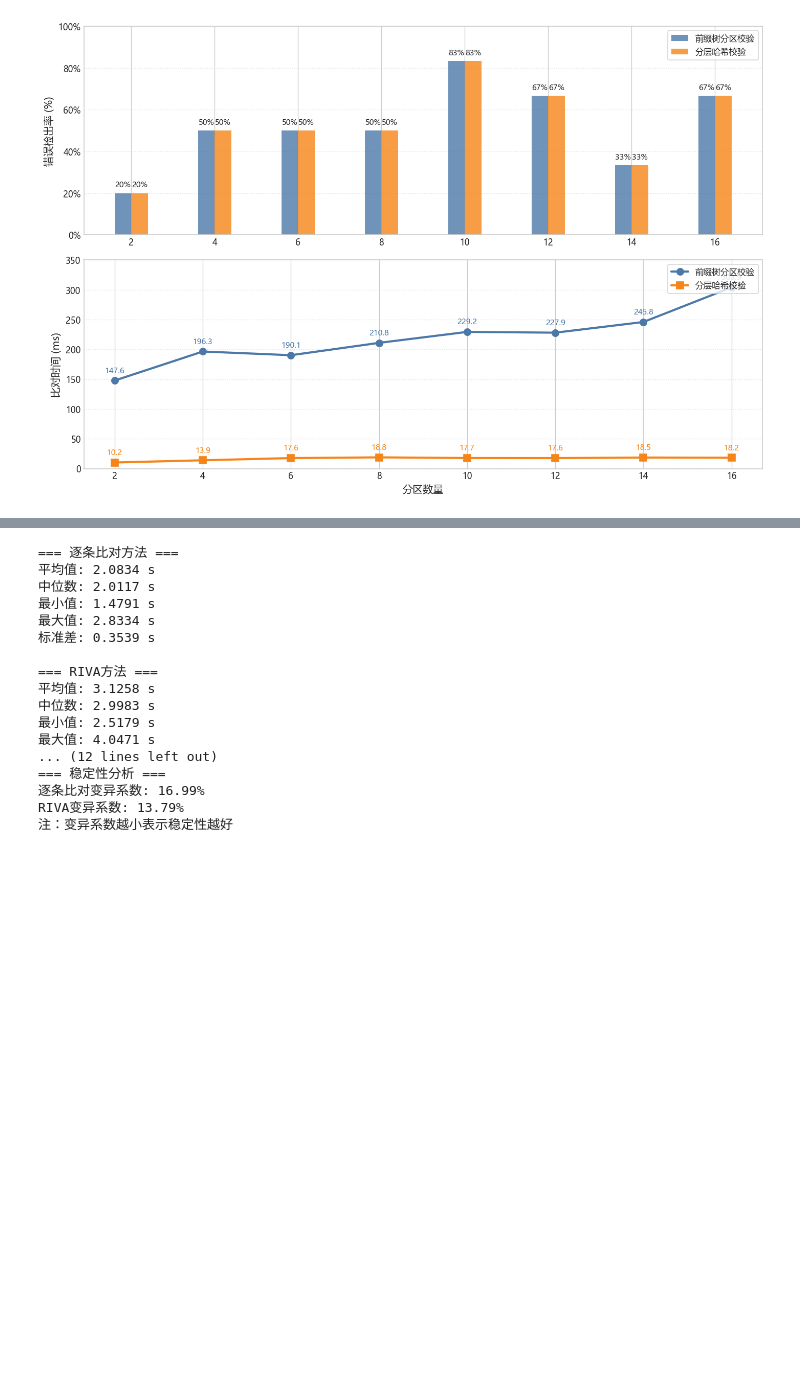
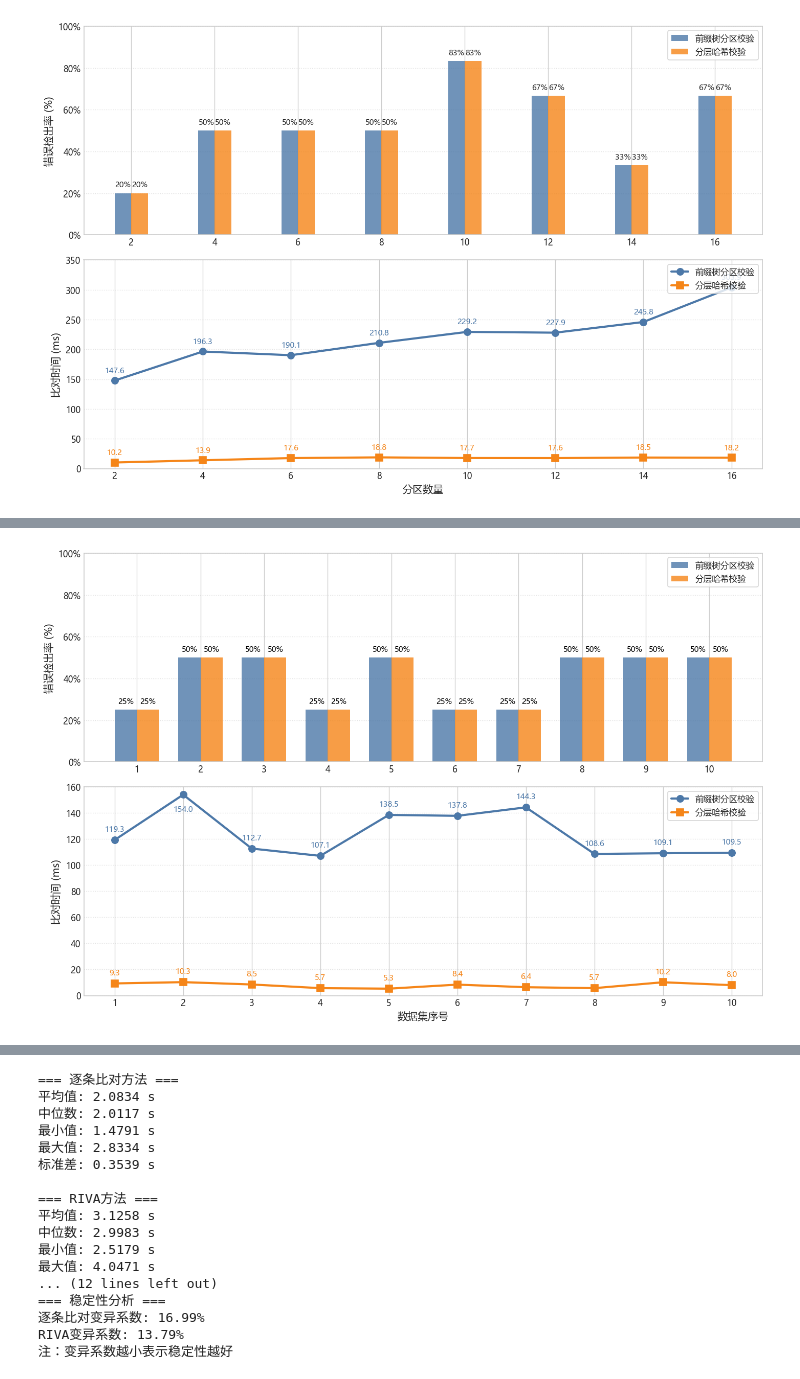
Before and after one commit to Orange313/AriaDB-for-SDCs, a Jupyter notebook: error_detection/draw.ipynb, the cells around one changed output, grey strips where cells are left out. Drawn from its saved outputs; the diff is of its cells as text; code cells hidden in the pictures; blank space fills up the shorter version.

```diff
--- a/error_detection/draw.ipynb
+++ b/error_detection/draw.ipynb
@@ -247,3 +382,92 @@ plt.show()
+# %%
+# 本文两种增量快照方法比较。去掉了总检测时间
+import numpy as np
+import matplotlib.pyplot as plt
+from matplotlib.ticker import PercentFormatter
+
+# 设置全局样式
+plt.style.use('seaborn-v0_8-whitegrid')
+plt.rcParams['font.sans-serif'] = ['Microsoft YaHei']
+plt.rcParams['axes.unicode_minus'] = False
+
+# 数据准备
+groups = np.arange(1, 11)  # 10组实验
+
+# 基础版数据
+basic_rates = [25, 50, 50, 25, 50, 25, 25, 50, 50, 50]
+basic_compare_times = [119.3, 154.0, 112.7, 107.1, 138.5, 137.8, 144.3, 108.6, 109.1, 109.5]  # ms
+
+# 升级版数据
+improved_rates = [25, 50, 50, 25, 50, 25, 25, 50, 50, 50]
+improved_compare_times = [9.3, 10.3, 8.5, 5.7, 5.3, 8.4, 6.4, 5.7, 10.2, 8.0]  # ms
+
+# 创建画布（改为2行1列）
+fig, (ax1, ax2) = plt.subplots(2, 1, figsize=(12, 8), dpi=120)
+plt.subplots_adjust(hspace=0.3)  # 调整子图间距
+
+# ========== 错误检出率对比 ==========
+colors = ['#4C78A8', '#F58518']
+width = 0.35
+
+bars1 = ax1.bar(groups - width/2, basic_rates, width,
+               color=colors[0], alpha=0.8, label='前缀树分区校验')
+bars2 = ax1.bar(groups + width/2, improved_rates, width,
+               color=colors[1], alpha=0.8, label='分层哈希校验')
+
+ax1.set_xticks(groups)
+ax1.set_ylabel('错误检出率 (%)', fontsize=18)
+ax1.set_ylim(0, 100)
+ax1.yaxis.set_major_formatter(PercentFormatter(100))
+ax1.grid(axis='y', linestyle=':', alpha=0.6)
+
+# 添加数据标签
+for bars in [bars1, bars2]:
+    for bar in bars:
+        height = bar.get_height()
+        ax1.text(bar.get_x() + bar.get_width()/2., height+2,
+                 f'{height:.0f}%', ha='center', va='bottom',
+                 fontsize=12, color='black')
+
+# ========== 比对时间对比 ==========
+line1, = ax2.plot(groups, basic_compare_times, color=colors[0],
+                 marker='o', markersize=12, linewidth=2.5, label='前缀树分区校验')
+line2, = ax2.plot(groups, improved_compare_times, color=colors[1],
+                 marker='s', markersize=12, linewidth=2.5, label='分层哈希校验')
+
+ax2.set_xticks(groups)
+ax2.set_xlabel('数据集序号', fontsize=18)
+ax2.set_ylabel('比对时间 (ms)', fontsize=18)
+ax2.set_ylim(0, 160)
+ax2.grid(axis='y', linestyle=':', alpha=0.6)
+
+# 添加数据标签（分层哈希标签下移避免重叠）
+for x, y1, y2 in zip(groups, basic_compare_times, improved_compare_times):
+    if x==2:
+        ax2.text(x, y1-8, f'{y1:.1f}', ha='center', va='top',
+                fontsize=9, color=colors[0])
+        ax2.text(x, y2+5, f'{y2:.1f}', ha='center', va='bottom',
+                fontsize=9, color=colors[1])
+    else:
+        ax2.text(x, y1+5, f'{y1:.1f}', ha='center', va='bottom',
+                fontsize=9, color=colors[0])
+        ax2.text(x, y2+5, f'{y2:.1f}', ha='center', va='bottom',
+                fontsize=9, color=colors[1])
+
+# 统一图例位置
+ax1.legend(loc='upper right', frameon=True)
+ax2.legend(loc='upper right', frameon=True)
+
+# 调整布局
+plt.tight_layout()
+
+# 保存图像
+plt.savefig('method_comparison_core_metrics.png',
+           dpi=300,
+           bbox_inches='tight',
+           transparent=True)
+plt.show()
+# %% [output]
+[figure, added]
 # %%
 # 三种错误检测方法比较
 import numpy as np
```
Also changed, not shown: parts of 3 cells of this notebook, 9 other files.
